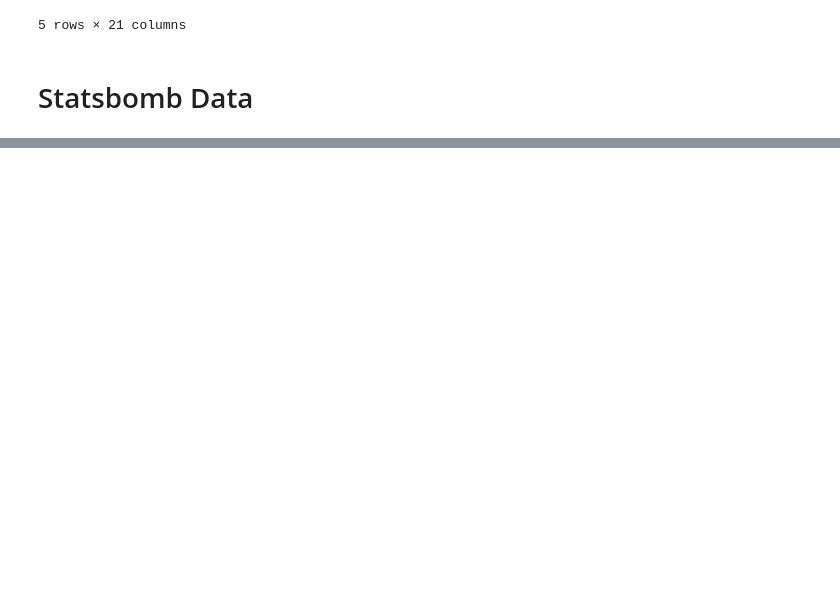
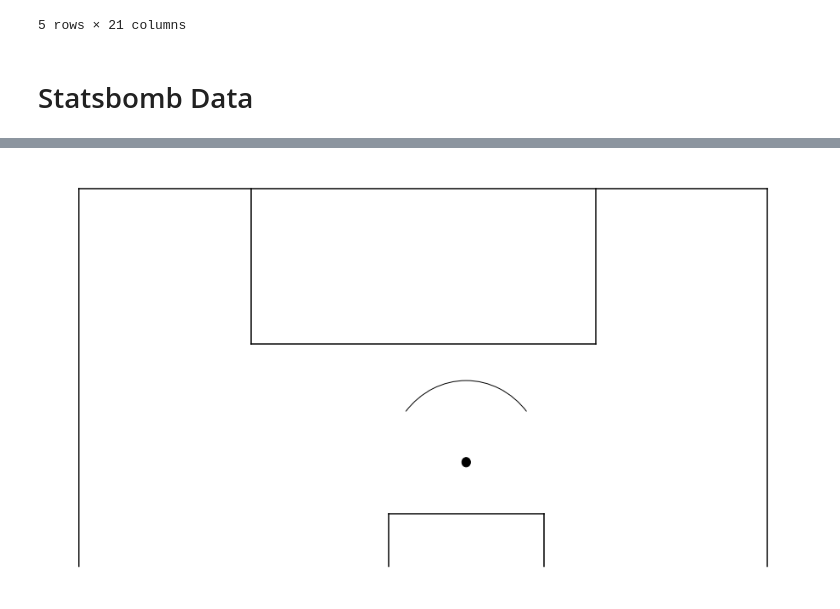
Before and after one commit to keepertrainer78698/youth-base, a Jupyter notebook: goalkeeping/int-goalkeeping/events.ipynb, the cells around one changed output, grey strips where cells are left out. Saved outputs shown, nothing was run; the diff lists cells and outputs as text; code cells hidden in the pictures; blank space fills up the shorter version.

```diff
--- a/goalkeeping/int-goalkeeping/events.ipynb
+++ b/goalkeeping/int-goalkeeping/events.ipynb
@@ -338,0 +339,37 @@ for k in statsbomb_gk['goalkeeper'].head().keys():
+# %%
+# Create figure
+fig=plt.figure()
+fig.set_size_inches(16, 9)
+ax=fig.add_subplot(1,1,1)
+
+# Pitch Outline & Centre Line
+plt.plot([0,0],[0,40], color="black")
+plt.plot([0,80],[40,40], color="black")
+plt.plot([80,80],[40,0], color="black")
+#plt.plot([80,0],[0,0], color="blue")
+
+# Penalty Area
+plt.plot([60,20],[23.5,23.5], color="black")
+plt.plot([20,20],[40,23.5], color="black")
+plt.plot([60,60],[23.5,40], color="black")
+
+# 6-yard Box
+plt.plot([54,36],[5.5,5.5], color="black")
+plt.plot([36,36],[0,5.5], color="black")
+plt.plot([54,54],[5.5,0], color="black")
+
+# Penalty Spot
+PenSpot = plt.Circle((45,11),0.5,color="black")
+ax.add_patch(PenSpot)
+
+# Penalty Arc
+penalty_arc = Arc((45,10.5),height=18.3,width=18.3,angle=90,theta1=310,theta2=50,color="black")
+ax.add_patch(penalty_arc)
+
+#Tidy Axes
+plt.axis('off')
+
+#Display Pitch
+plt.show()
+# %% [output]
+[figure, added]
```
Also changed, not shown: parts of 8 cells of this notebook.
